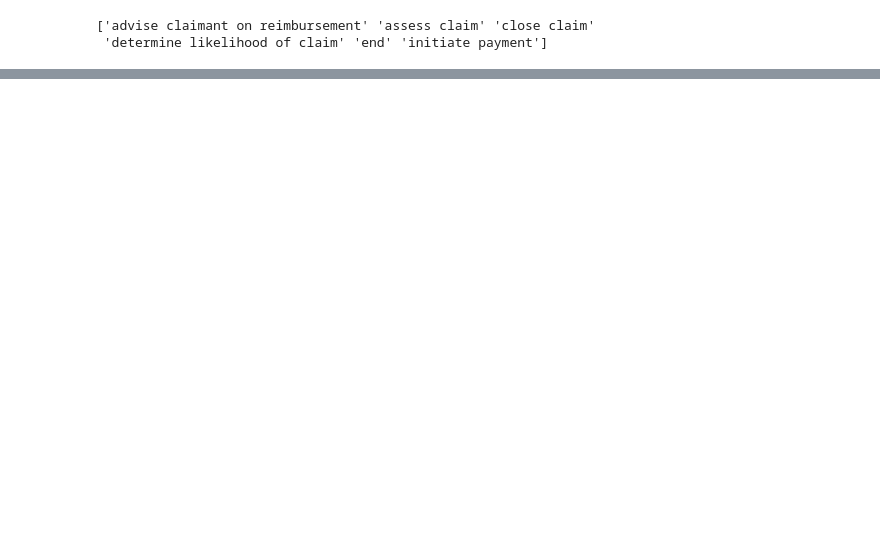
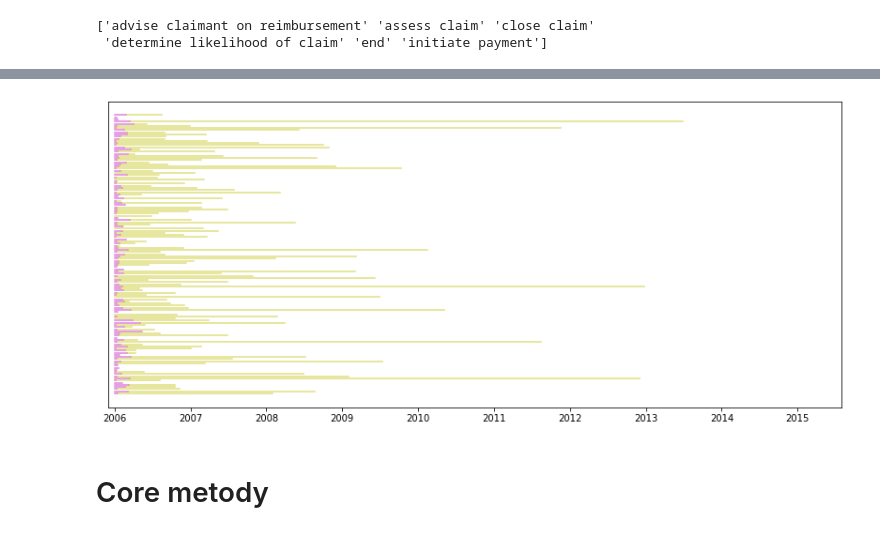
Before and after one commit to Sroka-Bartosz/Allen-fuzzy-logs-relation-analysis, a Jupyter notebook: logs_analysis.ipynb, the cells around one changed output, grey strips where cells are left out. Saved outputs shown, nothing was run; the diff lists cells and outputs as text; code cells hidden in the pictures; blank space fills up the shorter version.

```diff
--- a/logs_analysis.ipynb
+++ b/logs_analysis.ipynb
@@ -116,0 +152,5 @@ plot_only_lines(determine_likelihood, xlim=(xlim_lower, xlim_upper), plot_color=
+# %%
+normalized_call_centre_agent = call_centre_agent.loc[(call_centre_agent['concept:name'] == 'check if sufficient information is available') | (call_centre_agent['concept:name'] == 'register claim')]
+# %%
+left_side = np.min(normalized_call_centre_agent.start_timestamp)
+right_side = np.min(normalized_call_centre_agent.complete_timestamp)
@@ -116,0 +173,15 @@ plot_only_lines(determine_likelihood, xlim=(xlim_lower, xlim_upper), plot_color=
+# %%
+df = deepcopy(normalized_call_centre_agent)
+task1 = 'check if sufficient information is available'
+task2 = 'register claim'
+
+for i in df['case:concept:name'].unique():
+    case1 = ((df['case:concept:name'] == i) & (df['concept:name'] == task1))
+    case2 = ((df['case:concept:name'] == i) & (df['concept:name'] == task2))
+
+    diff = pd.to_datetime(df[case1].start_timestamp) - left_side
+
+    df.loc[case1, 'start_timestamp'] = df.loc[case1, 'start_timestamp'] - diff.item()
+    df.loc[case2, 'start_timestamp'] = df.loc[case2, 'start_timestamp'] - diff.item()
+    df.loc[case1, 'complete_timestamp'] = df.loc[case1, 'complete_timestamp'] - diff.item()
+    df.loc[case2, 'complete_timestamp'] = df.loc[case2, 'complete_timestamp'] - diff.item()
@@ -116,0 +204,8 @@ plot_only_lines(determine_likelihood, xlim=(xlim_lower, xlim_upper), plot_color=
+# %%
+fig, ax = plt.subplots(figsize=[14,6])
+plot_only_lines(df.loc[df['concept:name'] == task1], xlim=(xlim_lower, xlim_upper), plot_color='m')
+plot_only_lines(df.loc[df['concept:name'] == task2], xlim=(xlim_lower, xlim_upper), plot_color='y')
+# %% [output]
+[figure, added]
+# %% [markdown]
+# Core metody
```
Also changed, not shown: parts of 37 cells of this notebook.
